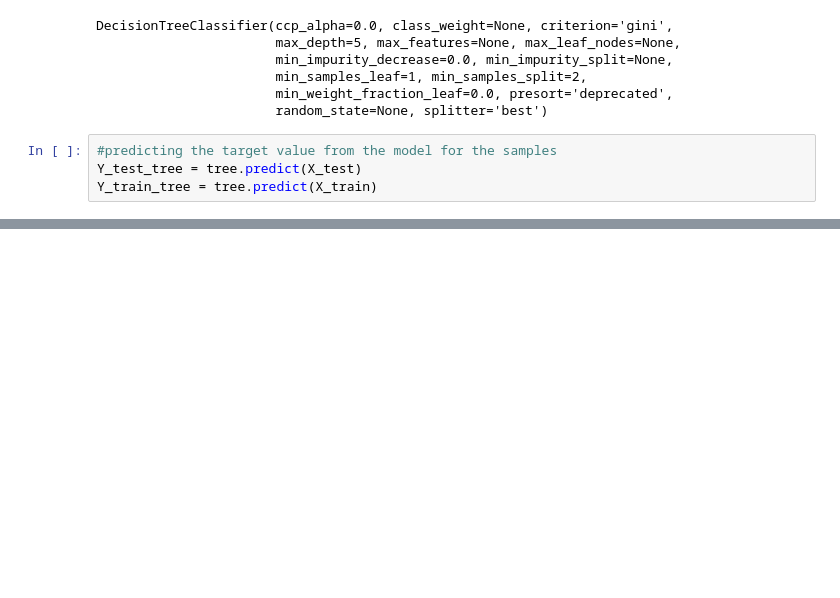
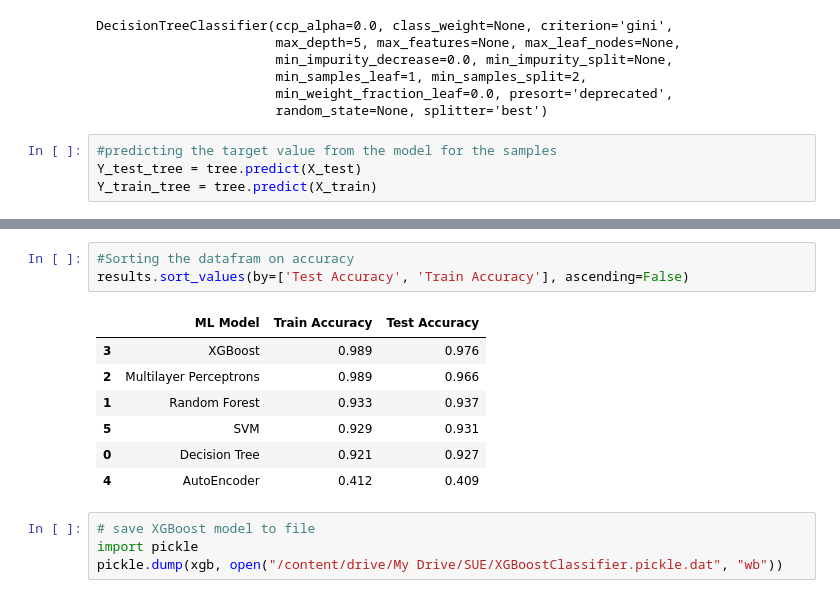
Before and after one commit to syedareehaquasar/SUE---Safe-User-Experience, a Jupyter notebook: PhishingWebsiteDetectionModel.ipynb, the cells around one changed output, grey strips where cells are left out. Drawn from its saved outputs; the diff is of its cells as text; blank space fills up the shorter version.

```diff
--- a/PhishingWebsiteDetectionModel.ipynb
+++ b/PhishingWebsiteDetectionModel.ipynb
@@ -211,0 +476,15 @@ NameError: ignored
+# %%
+#Sorting the datafram on accuracy
+results.sort_values(by=['Test Accuracy', 'Train Accuracy'], ascending=False)
+# %% [output]
+|  | ML Model | Train Accuracy | Test Accuracy |
+| 3 | XGBoost | 0.989 | 0.976 |
+| 2 | Multilayer Perceptrons | 0.989 | 0.966 |
+| 1 | Random Forest | 0.933 | 0.937 |
+| 5 | SVM | 0.929 | 0.931 |
+| 0 | Decision Tree | 0.921 | 0.927 |
+| 4 | AutoEncoder | 0.412 | 0.409 |
+# %%
+# save XGBoost model to file
+import pickle
+pickle.dump(xgb, open("/content/drive/My Drive/SUE/XGBoostClassifier.pickle.dat", "wb"))
```
Also changed, not shown: parts of 36 cells of this notebook.
